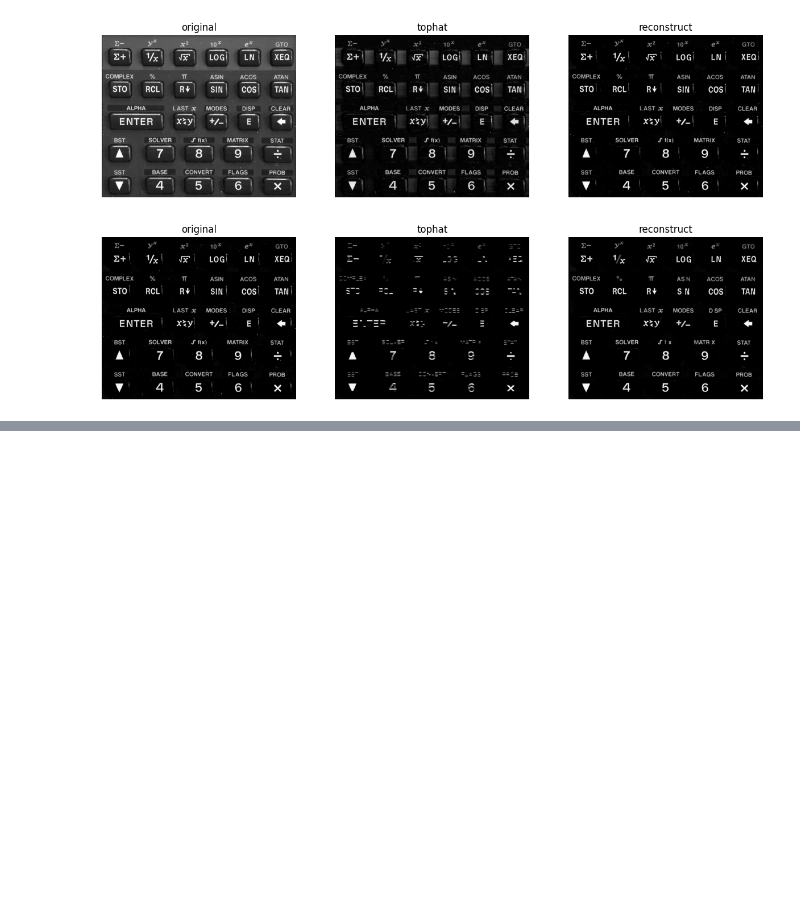
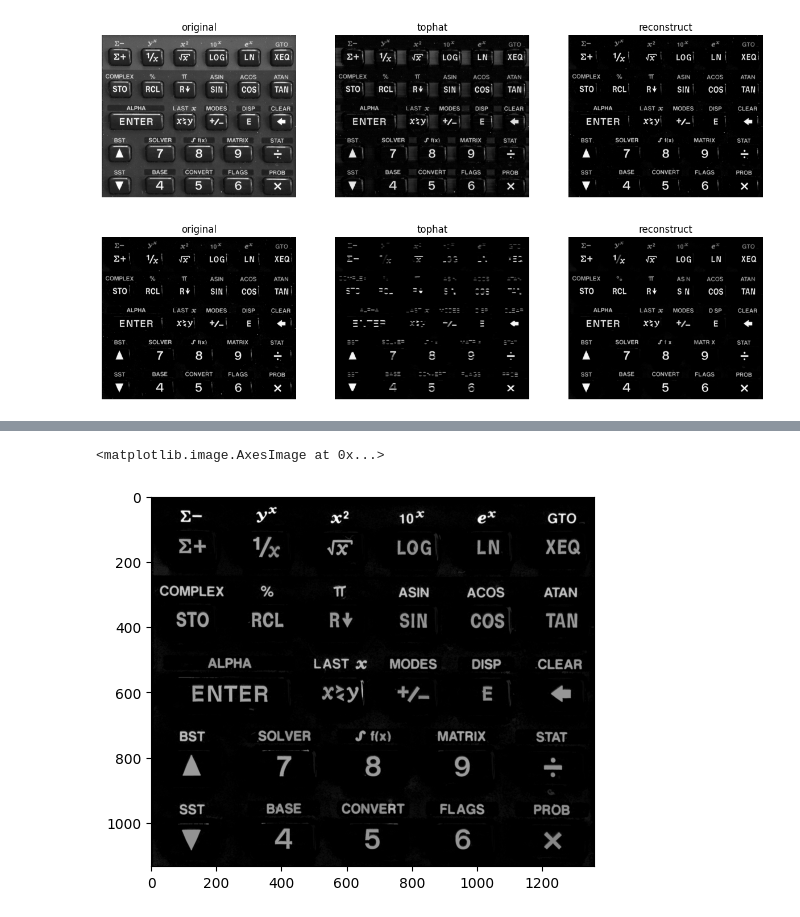
Before and after one commit to bartex-bartex/POC, a Jupyter notebook: lab10/10_morphology.ipynb, the cells around one changed output, grey strips where cells are left out. Saved outputs shown, nothing was run; the diff lists cells and outputs as text; code cells hidden in the pictures; blank space fills up the shorter version.

```diff
--- a/lab10/10_morphology.ipynb
+++ b/lab10/10_morphology.ipynb
@@ -429,0 +431,22 @@ plt.show()
+# %%
+def reconstruction2(img, marker):
+
+    while True:
+        marker_dilate = cv2.dilate(marker, np.ones((3, 3)))
+        new_marker = np.min((marker_dilate, img), axis=0)
+
+        if (marker == new_marker).all():
+            return marker
+
+        marker = new_marker
+# %%
+# diff_reconstruct_ver = cv2.absdiff(diff_reconstruct, reconstruct_ver)
+# diff_classic_ver = cv2.morphologyEx(diff_reconstruct, cv2.MORPH_TOPHAT, np.ones((1, 11)))
+
+reconstruct_ver_dilate = cv2.dilate(reconstruct_ver, np.ones((1, 21)))
+reconstruct_ver_2 = reconstruction2(diff_reconstruct, np.min((reconstruct_ver_dilate, reconstruct), axis=0))
+
+plt.imshow(reconstruct_ver_2, 'gray')
+# %% [output]
+<matplotlib.image.AxesImage at 0x...>
+[figure, added]
```
Also changed, not shown: parts of 2 cells of this notebook.
